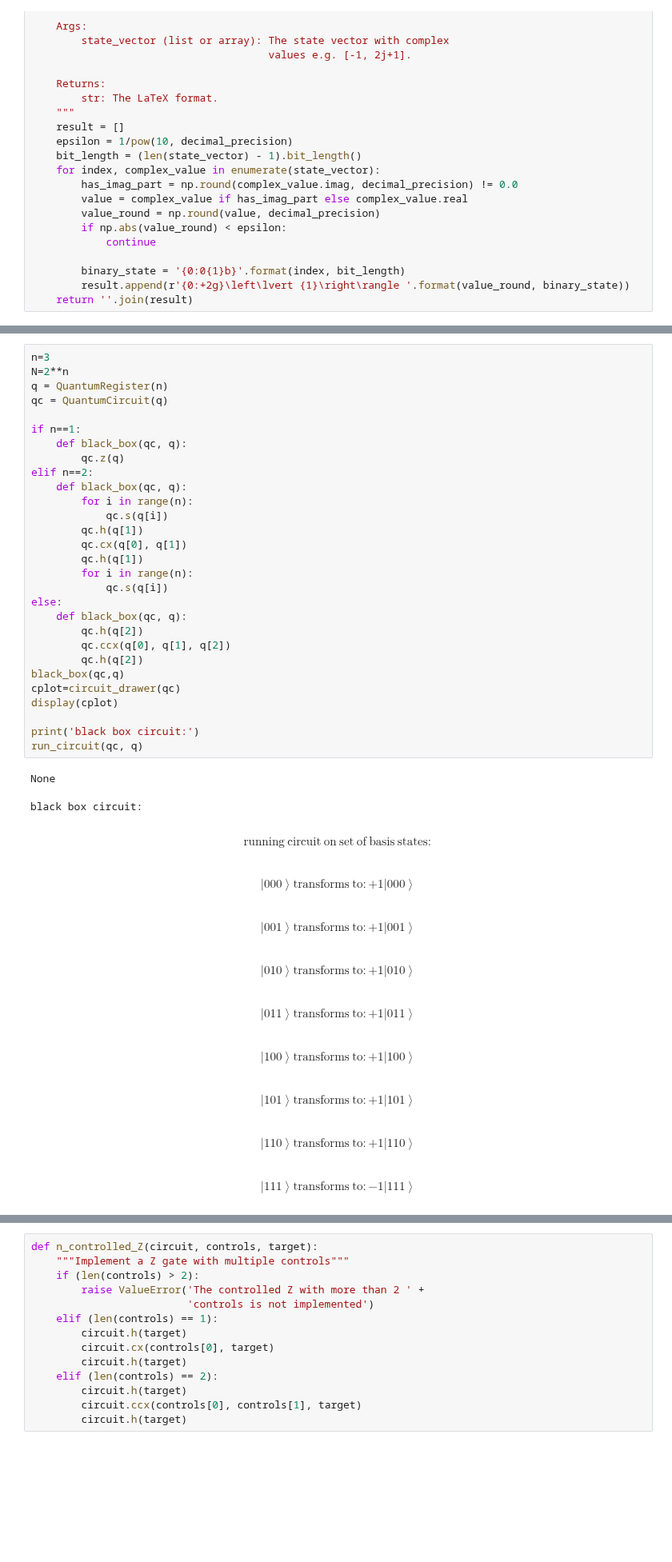
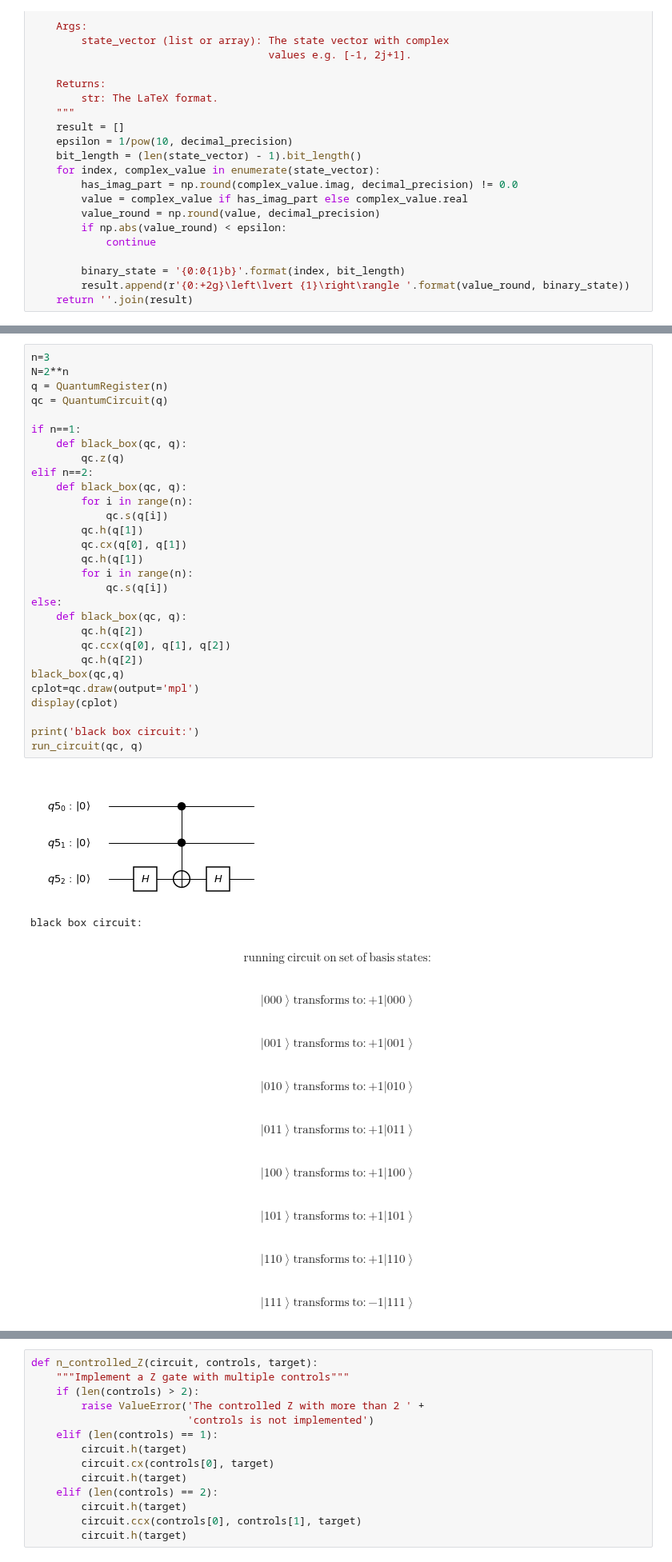
Before and after one commit to QuTech-Delft/quantuminspire, a Jupyter notebook: docs/grover_algorithm_qi.ipynb, the cells around one changed output, grey strips where cells are left out. Shown at 80% size. Drawn from its saved outputs; the diff is of its cells as text; blank space fills up the shorter version.

```diff
--- a/docs/grover_algorithm_qi.ipynb
+++ b/docs/grover_algorithm_qi.ipynb
@@ -95,35 +95,35 @@ def run_circuit(q_circuit, q_register, number_of_qubits=None, backend_name='stat
 # %%
 n=3
 N=2**n
 q = QuantumRegister(n)
 qc = QuantumCircuit(q)
 
 if n==1:
     def black_box(qc, q):
         qc.z(q)
 elif n==2:
     def black_box(qc, q):
         for i in range(n):
             qc.s(q[i])
         qc.h(q[1])
         qc.cx(q[0], q[1])
         qc.h(q[1])
         for i in range(n):
             qc.s(q[i])
 else:
     def black_box(qc, q):
         qc.h(q[2])
         qc.ccx(q[0], q[1], q[2])
         qc.h(q[2])
 black_box(qc,q)
-cplot=circuit_drawer(qc)
+cplot=qc.draw(output='mpl')
 display(cplot)
 
 print('black box circuit:')
 run_circuit(qc, q)
 # %% [output]
+[figure]
-None
+black box circuit:
-black box circuit:
 $$\mathrm{running\ circuit\ on\ set\ of\ basis\ states:}$$
 $$\left\lvert000\right\rangle\mathrm{transforms\ to}: +1\left\lvert 000\right\rangle $$
 $$\left\lvert001\right\rangle\mathrm{transforms\ to}: +1\left\lvert 001\right\rangle $$
```
Also changed, not shown: parts of 9 cells of this notebook, 14 other files.
